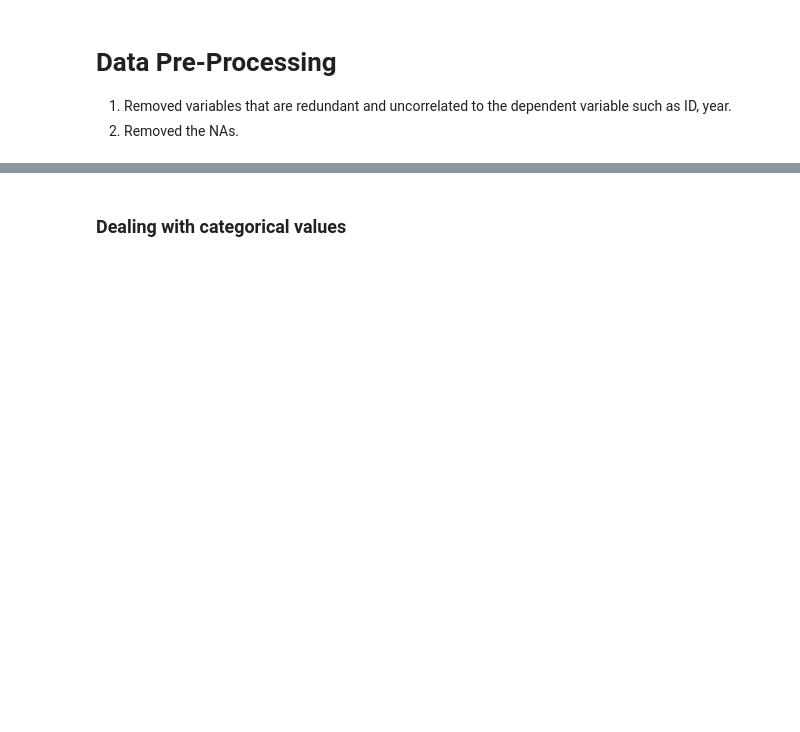
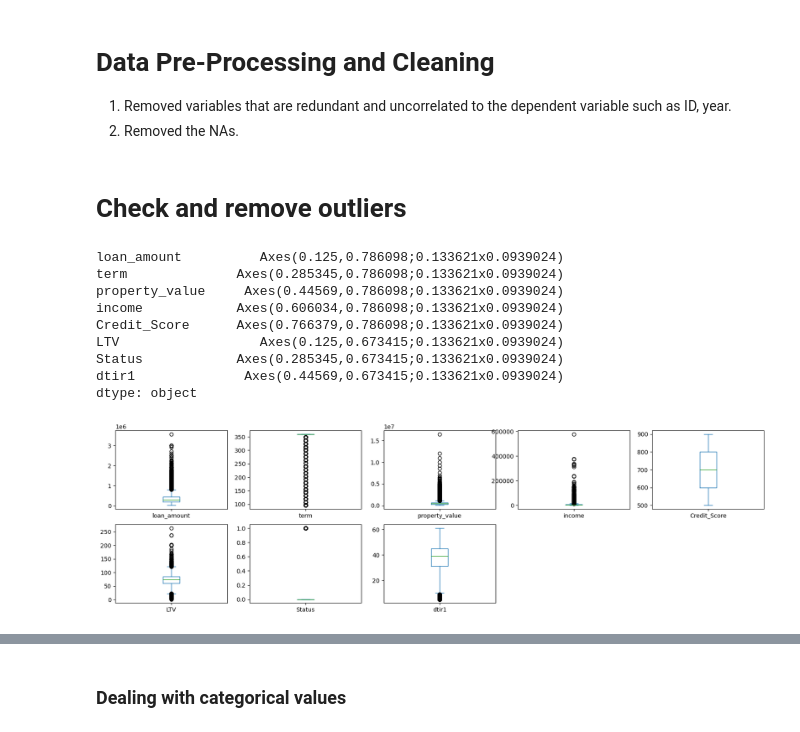
Before and after one commit to dr17549/Credit-Default-Prediction, a Jupyter notebook: Loan Default.ipynb, the cells around one changed output, grey strips where cells are left out. Drawn from its saved outputs; the diff is of its cells as text; code cells hidden in the pictures; blank space fills up the shorter version.

```diff
--- a/Loan Default.ipynb
+++ b/Loan Default.ipynb
@@ -47,7 +47,7 @@ from imblearn.over_sampling import SMOTE
 
 # Data set from https://www.kaggle.com/datasets/yasserh/loan-default-dataset/data
 # %% [markdown]
-# Data Pre-Processing
+# Data Pre-Processing and Cleaning
 
 1. Removed variables that are redundant and uncorrelated to the dependent variable such as ID, year.
 2. Removed the NAs.
@@ -71,3 +71,18 @@ df = df.dropna(subset=["Neg_ammortization"])
 df = df.dropna(subset=["income"])
 # Drop rows where sex is not available
 df = df.drop(df[df['Gender'] == 'Not Available'].index)
+# %% [markdown]
+# Check and remove outliers
+# %%
+df.plot(kind="box",subplots=True,layout=(7,5),figsize=(20,20))
+# %% [output]
+loan_amount          Axes(0.125,0.786098;0.133621x0.0939024)
+term              Axes(0.285345,0.786098;0.133621x0.0939024)
+property_value     Axes(0.44569,0.786098;0.133621x0.0939024)
+income            Axes(0.606034,0.786098;0.133621x0.0939024)
+Credit_Score      Axes(0.766379,0.786098;0.133621x0.0939024)
+LTV                  Axes(0.125,0.673415;0.133621x0.0939024)
+Status            Axes(0.285345,0.673415;0.133621x0.0939024)
+dtir1              Axes(0.44569,0.673415;0.133621x0.0939024)
+dtype: object
+[figure, added]
```
Also changed, not shown: parts of 22 cells of this notebook.
